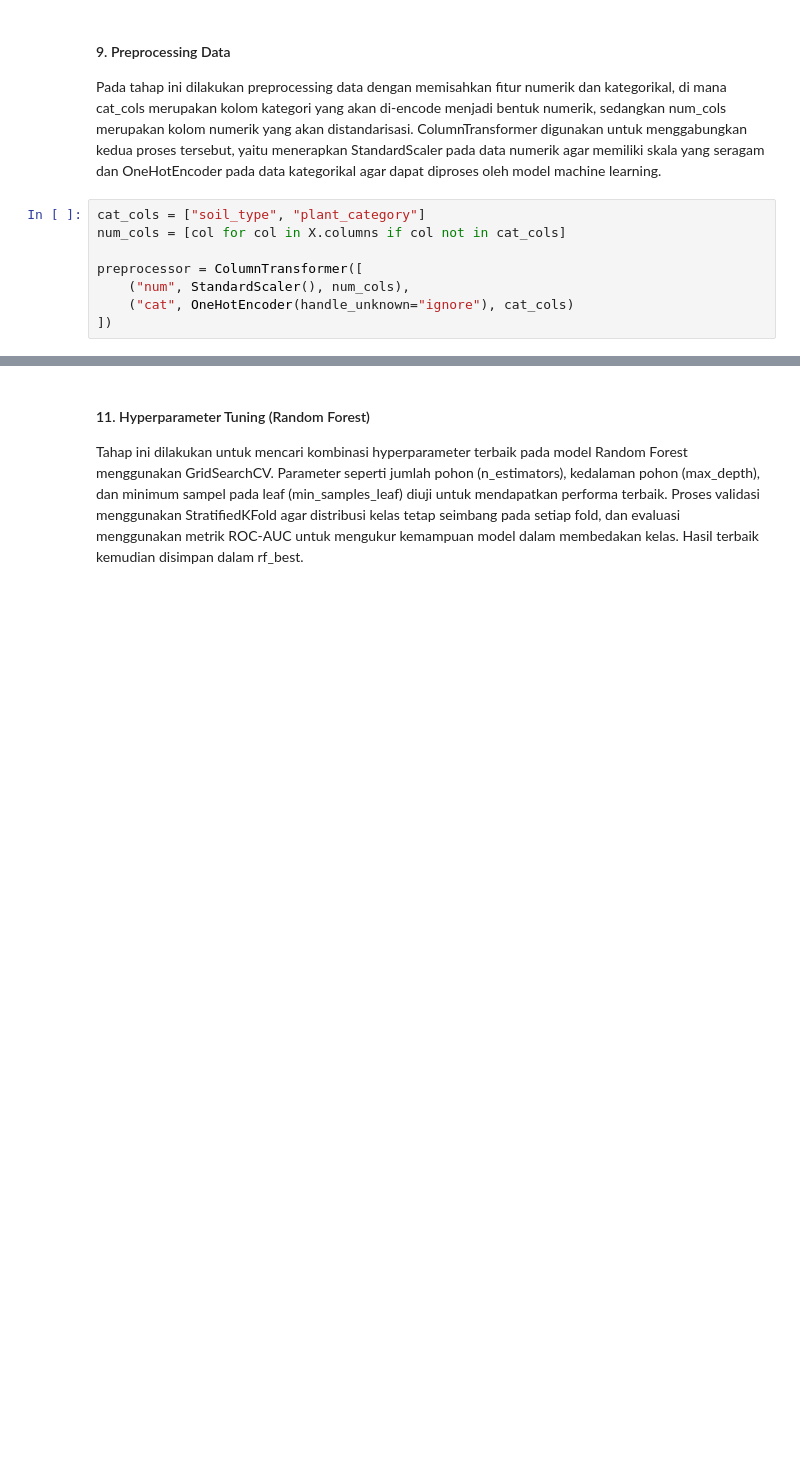
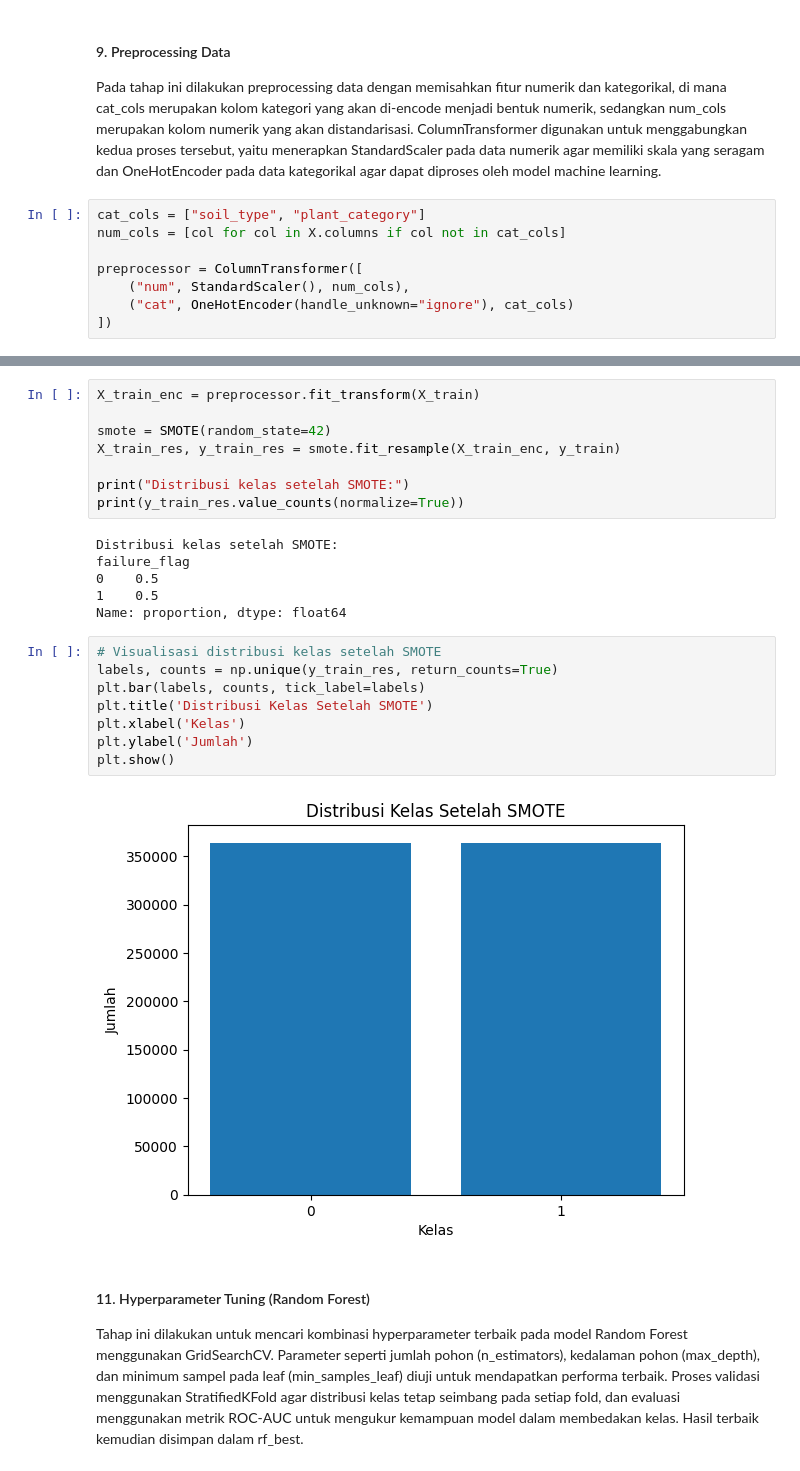
Before and after one commit to Bungarasikhahhaya/MachineLearning, a Jupyter notebook: Training Model.ipynb, the cells around one changed output, grey strips where cells are left out. Drawn from its saved outputs; the diff is of its cells as text; blank space fills up the shorter version.

```diff
--- a/Training Model.ipynb
+++ b/Training Model.ipynb
@@ -177,3 +171,27 @@ rf_pipeline = Pipeline([
+# %%
+X_train_enc = preprocessor.fit_transform(X_train)
+
+smote = SMOTE(random_state=42)
+X_train_res, y_train_res = smote.fit_resample(X_train_enc, y_train)
+
+print("Distribusi kelas setelah SMOTE:")
+print(y_train_res.value_counts(normalize=True))
+# %% [output]
+Distribusi kelas setelah SMOTE:
+failure_flag
+0    0.5
+1    0.5
+Name: proportion, dtype: float64
+# %%
+# Visualisasi distribusi kelas setelah SMOTE
+labels, counts = np.unique(y_train_res, return_counts=True)
+plt.bar(labels, counts, tick_label=labels)
+plt.title('Distribusi Kelas Setelah SMOTE')
+plt.xlabel('Kelas')
+plt.ylabel('Jumlah')
+plt.show()
+# %% [output]
+[figure, added]
 # %% [markdown]
 #### 11. Hyperparameter Tuning (Random Forest)
 Tahap ini dilakukan untuk mencari kombinasi hyperparameter terbaik pada model Random Forest menggunakan GridSearchCV. Parameter seperti jumlah pohon (n_estimators), kedalaman pohon (max_depth), dan minimum sampel pada leaf (min_samples_leaf) diuji untuk mendapatkan performa terbaik. Proses validasi menggunakan StratifiedKFold agar distribusi kelas tetap seimbang pada setiap fold, dan evaluasi menggunakan metrik ROC-AUC untuk mengukur kemampuan model dalam membedakan kelas. Hasil terbaik kemudian disimpan dalam rf_best.
```
Also changed, not shown: parts of 7 cells of this notebook.
